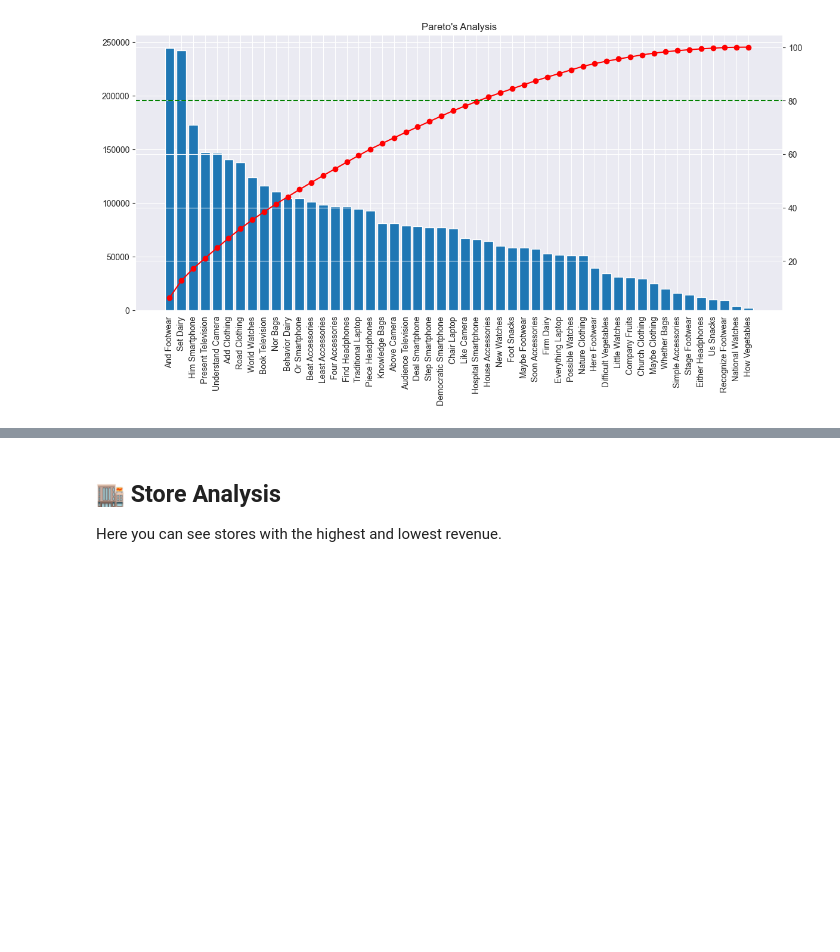
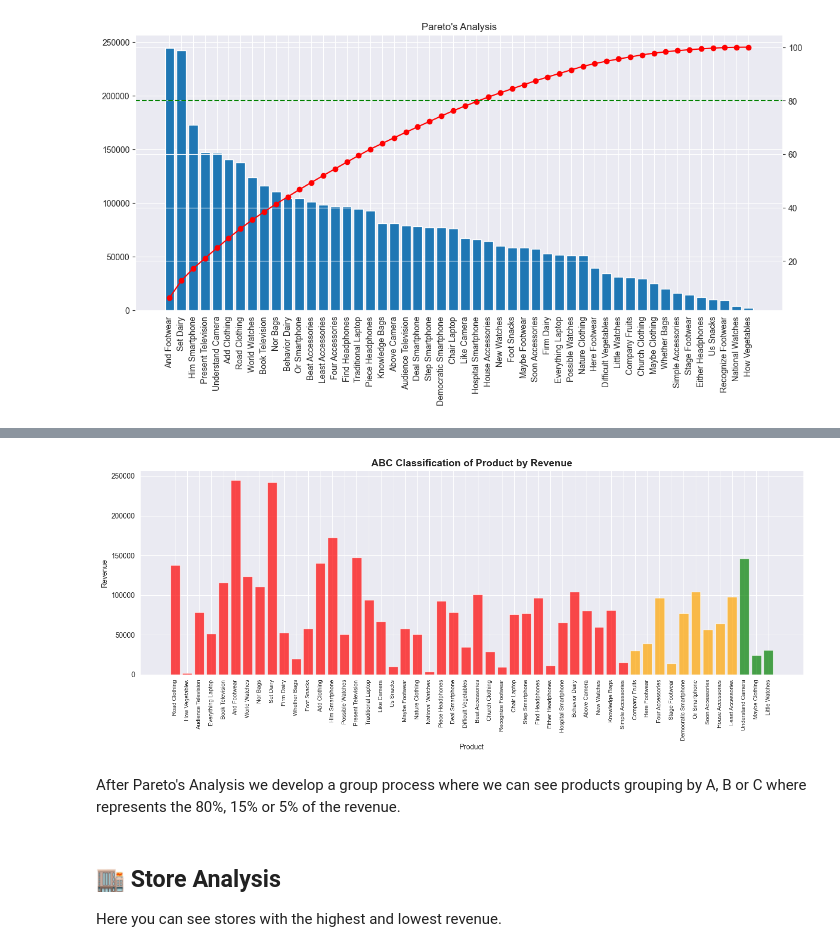
Before and after one commit to cristianarana/data-portfolio, a Jupyter notebook: retail_sales_analysis/notebooks/03_summary_report.ipynb, the cells around one changed output, grey strips where cells are left out. Saved outputs shown, nothing was run; the diff lists cells and outputs as text; code cells hidden in the pictures; blank space fills up the shorter version.

Commit message:
add reports from products and stores

```diff
--- a/retail_sales_analysis/notebooks/03_summary_report.ipynb
+++ b/retail_sales_analysis/notebooks/03_summary_report.ipynb
@@ -48,0 +49,14 @@ According to the 80% cumulative line, roughly the top ~12–15 products are resp
+# %%
+prod_rank_reset = prod_rank.reset_index()
+prod_rank_reset['revenue_pct'] = (prod_rank_reset['revenue'] / prod_rank_reset['revenue'].sum()) * 100
+prod_rank_reset['cumulative_pct'] = prod_rank_reset['revenue_pct'].cumsum()
+# %%
+def classify_abc(cum_pct):
+    if cum_pct <= 80:
+        return "A"
+    elif cum_pct <= 95:
+        return "B"
+    else:
+        return "C"
+
+prod_rank_reset["ABC"] = prod_rank_reset["cumulative_pct"].apply(classify_abc)
@@ -49,3 +83,25 @@ According to the 80% cumulative line, roughly the top ~12–15 products are resp
+# %%
+plt.figure(figsize=(14, 6))
+
+colors = {"A": "red", "B": "orange", "C": "green"}
+
+plt.bar(
+    prod_rank_reset["ProductName"],
+    prod_rank_reset["revenue"],
+    color=prod_rank_reset["ABC"].map(colors),
+    alpha=0.7
+)
+
+plt.xticks(rotation=90, fontsize=8)
+plt.title("ABC Classification of Product by Revenue", fontsize=14, fontweight="bold")
+plt.xlabel("Product")
+plt.ylabel("Revenue")
+plt.tight_layout()
+plt.show()
+# %% [output]
+[figure, added]
+# %% [markdown]
+After Pareto's Analysis we develop a group process where we can see products grouping by A, B or C where represents the 80%, 15% or 5% of the revenue.
 # %% [markdown]
 ## 🏬 Store Analysis
 
```
Also changed, not shown: parts of 7 cells of this notebook, 1 other file.
